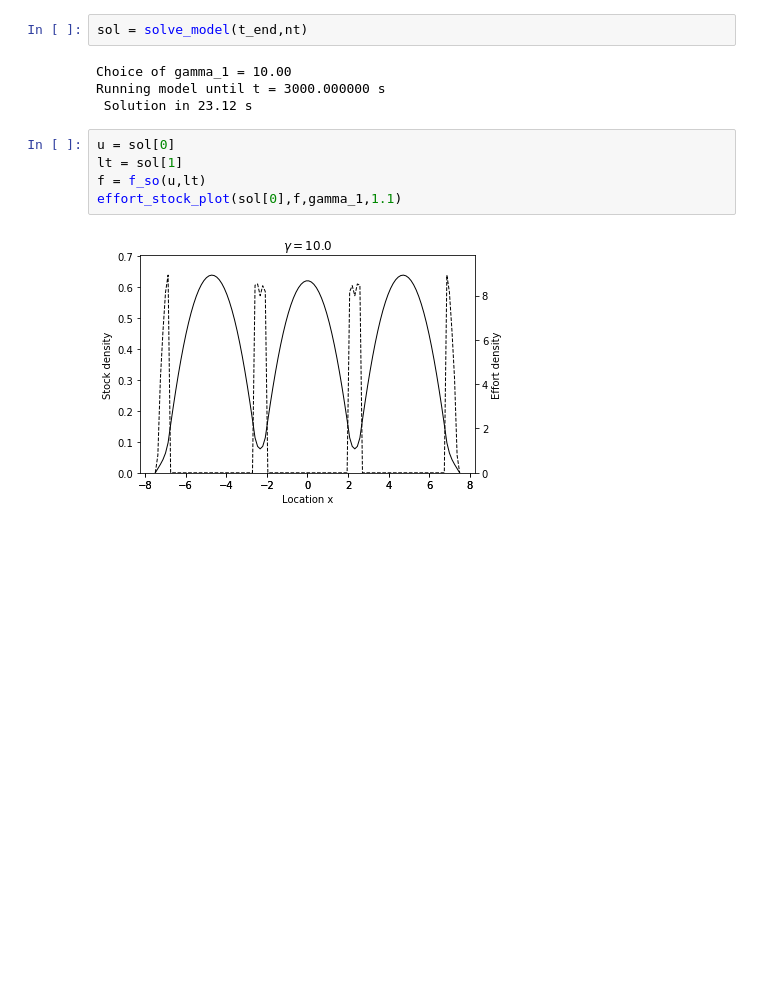
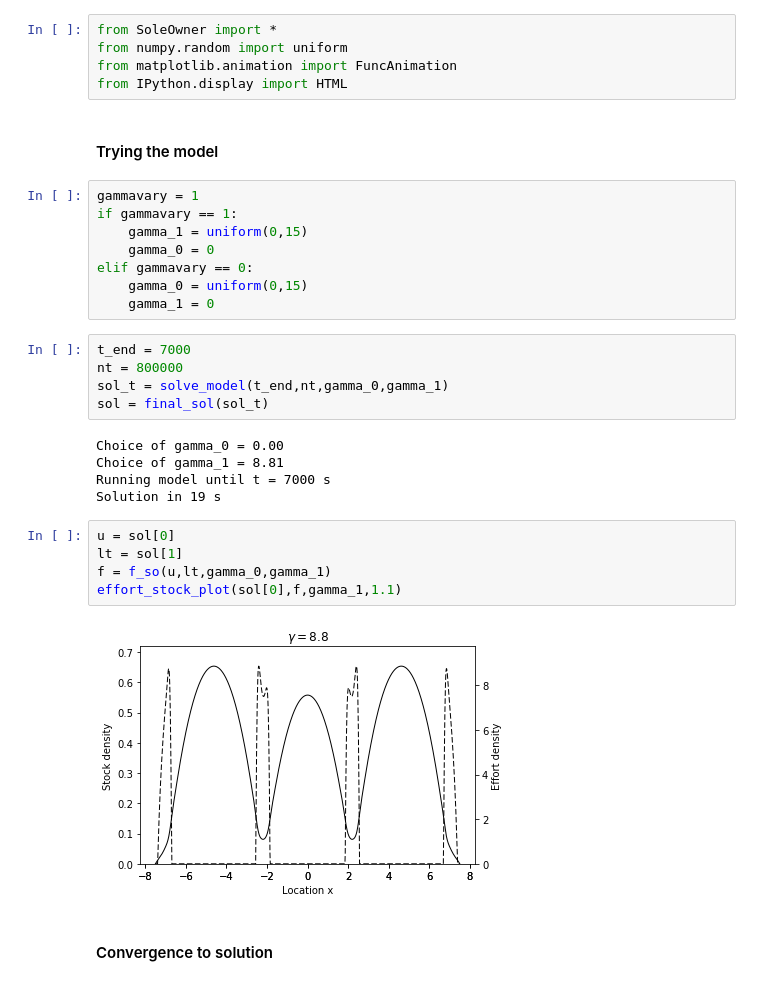
Before and after one commit to carlesfalco/undergrad_eemb, a Jupyter notebook: run_SoleOwner.ipynb, the cells around one changed output. Cells and saved outputs as stored; diff of their text form; blank space fills up the shorter version.

```diff
--- a/run_SoleOwner.ipynb
+++ b/run_SoleOwner.ipynb
@@ -6,13 +1,34 @@ nt = 200000
-# %%
-sol = solve_model(t_end,nt)
-# %% [output]
-Choice of gamma_1 = 10.00
-Running model until t = 3000.000000 s
- Solution in 23.12 s
+# %%
+from SoleOwner import *
+from numpy.random import uniform
+from matplotlib.animation import FuncAnimation
+from IPython.display import HTML
+# %% [markdown]
+#### Trying the model
+# %%
+gammavary = 1
+if gammavary == 1:
+    gamma_1 = uniform(0,15)
+    gamma_0 = 0
+elif gammavary == 0:
+    gamma_0 = uniform(0,15)
+    gamma_1 = 0
+# %%
+t_end = 7000
+nt = 800000
+sol_t = solve_model(t_end,nt,gamma_0,gamma_1)
+sol = final_sol(sol_t)
+# %% [output]
+Choice of gamma_0 = 0.00
+Choice of gamma_1 = 8.81
+Running model until t = 7000 s
+Solution in 19 s
 # %%
 u = sol[0]
 lt = sol[1]
-f = f_so(u,lt)
+f = f_so(u,lt,gamma_0,gamma_1)
 effort_stock_plot(sol[0],f,gamma_1,1.1)
 # %% [output]
-[figure, old version]
+[figure, new version]
+# %% [markdown]
+#### Convergence to solution
```
Also changed, not shown: parts of 7 cells of this notebook, 1 other file.
